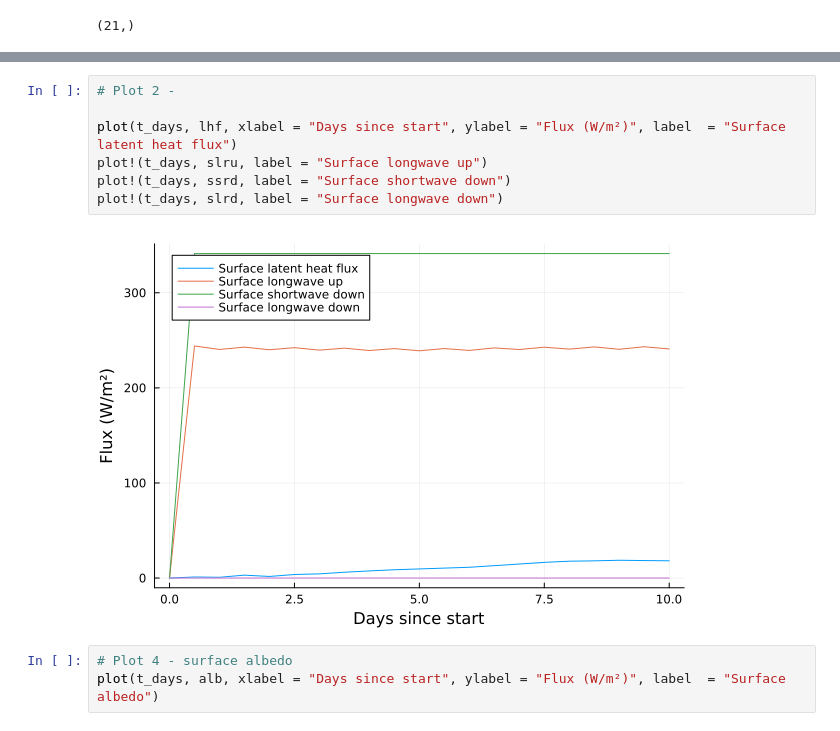
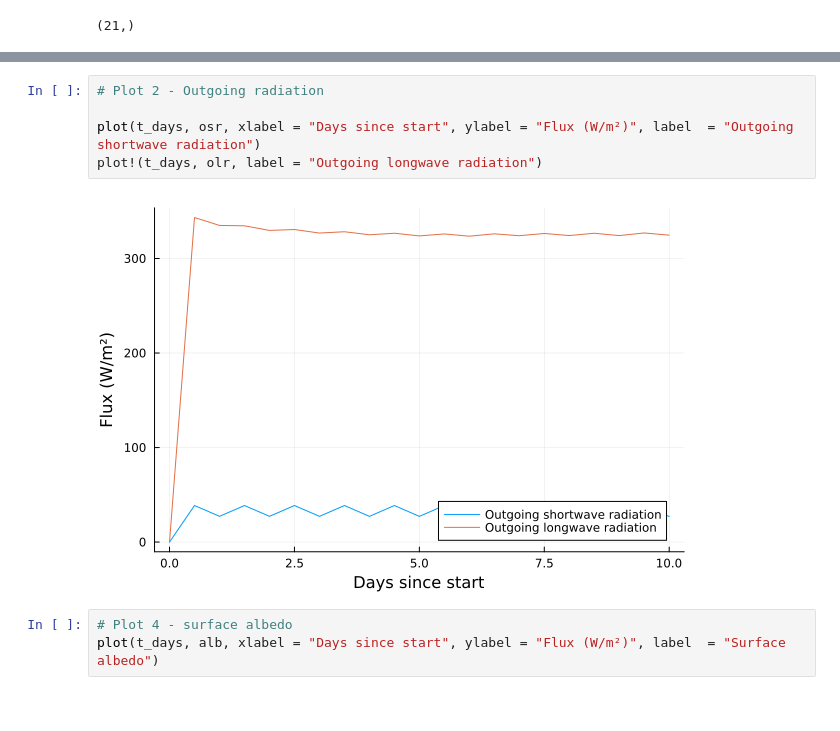
Before and after one commit to leharlow02-glitch/speedyweather_trenberth_diagram, a Jupyter notebook: test.ipynb, the cells around one changed output, grey strips where cells are left out. Drawn from its saved outputs; the diff is of its cells as text.

```diff
--- a/test.ipynb
+++ b/test.ipynb
@@ -101,12 +114,10 @@ plot!(t_days, slrd, label = "Surface longwave down")
 # %%
-# Plot 2 -
+# Plot 2 - Outgoing radiation
 
-plot(t_days, lhf, xlabel = "Days since start", ylabel = "Flux (W/m²)", label  = "Surface latent heat flux")
-plot!(t_days, slru, label = "Surface longwave up")
-plot!(t_days, ssrd, label = "Surface shortwave down")
-plot!(t_days, slrd, label = "Surface longwave down")
+plot(t_days, osr, xlabel = "Days since start", ylabel = "Flux (W/m²)", label  = "Outgoing shortwave radiation")
+plot!(t_days, olr, label = "Outgoing longwave radiation")
 # %% [output]
-[figure, old version]
+[figure, new version]
 # %%
 # Plot 4 - surface albedo
 plot(t_days, alb, xlabel = "Days since start", ylabel = "Flux (W/m²)", label  = "Surface albedo")
```
Also changed, not shown: parts of 6 cells of this notebook, 2 other files.
